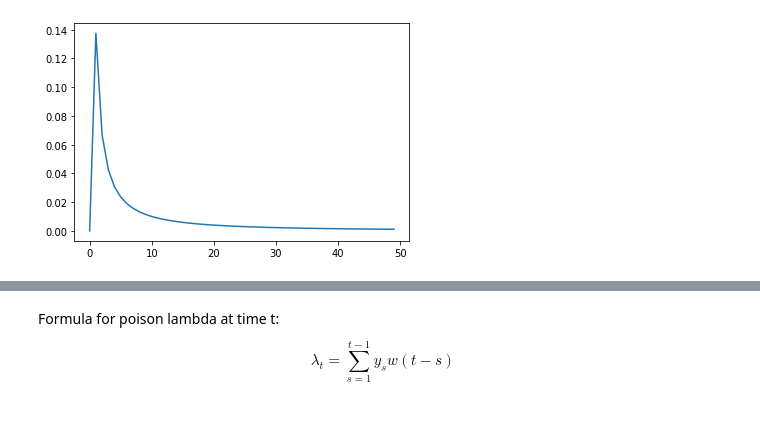
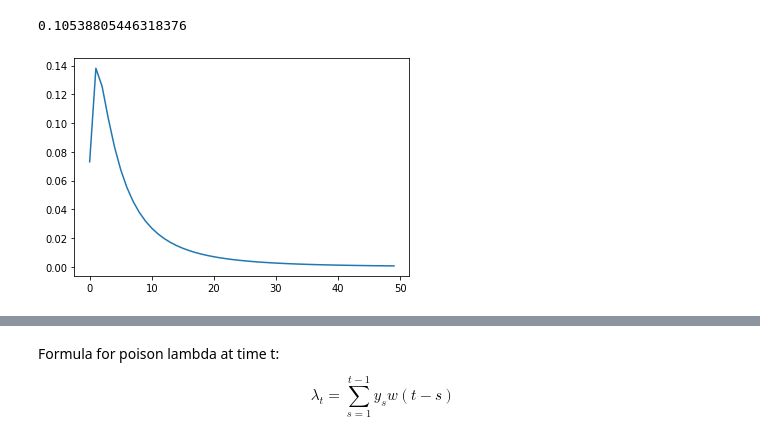
Before and after one commit to rogeriochaves/covid19-estimation-from-deaths, a Jupyter notebook: covid19.ipynb, the cells around one changed output, grey strips where cells are left out. Cells and saved outputs as stored; diff of their text form; code cells hidden in the pictures.

```diff
--- a/covid19.ipynb
+++ b/covid19.ipynb
@@ -22,12 +20,25 @@ plt.title("Serial Interval");
-# %%
-days = list(range(0, 50))
-
-def serial_interval(n):
-    return scipy.stats.lognorm.pdf(n, sd)
-
-plt.plot(days, [ serial_interval(n) for n in days ], label='lognorm pdf');
-# %% [output]
-[figure, removed]
+# %%
+scipy.stats.lognorm.pdf(1.3, sd)
+# %% [output]
+0.10538805446318376
+# %%
+days = list(range(0, 50))
+
+# From R implementation, discrete lognorm distribution
+serial_intervals = [0.07304178, 0.1380941983, 0.1254991537, 0.1031686847, 0.0833675732, 0.0675321901,
+0.0551452103, 0.0454561453, 0.0378228034, 0.0317515990, 0.0268743872,
+0.0229180320, 0.0196790215, 0.0170044781, 0.0147784468, 0.0129120896,
+0.0113366661, 0.0099984770, 0.0088551917, 0.0078731556, 0.0070253962,
+0.0062901340, 0.0056496578, 0.0050894699, 0.0045976289, 0.0041642418,
+0.0037810675, 0.0034412056, 0.0031388501, 0.0028690930, 0.0026277681,
+0.0024113235, 0.0022167196, 0.0020413456, 0.0018829508, 0.0017395888,
+0.0016095705, 0.0014914261, 0.0013838725, 0.0012857867, 0.0011961830,
+0.0011141943, 0.0010390555, 0.0009700905, 0.0009066999, 0.0008483516,
+0.0007945720, 0.0007449388, 0.0006990746, 0.0006566419, 0.0006173378]
+
+plt.plot(days, [ serial_intervals[n] for n in days ], label='lognorm pdf');
+# %% [output]
+[figure, added]
 # %%
 shape = 4.726
 rate = 0.3151
```
Also changed, not shown: parts of 20 cells of this notebook, 2 other files.
